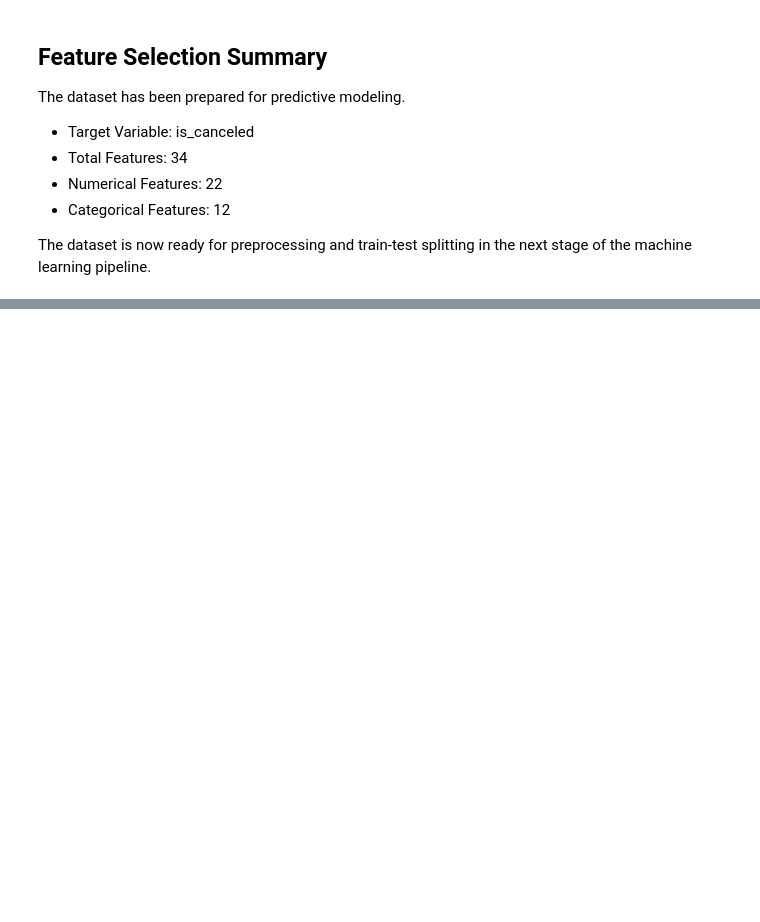
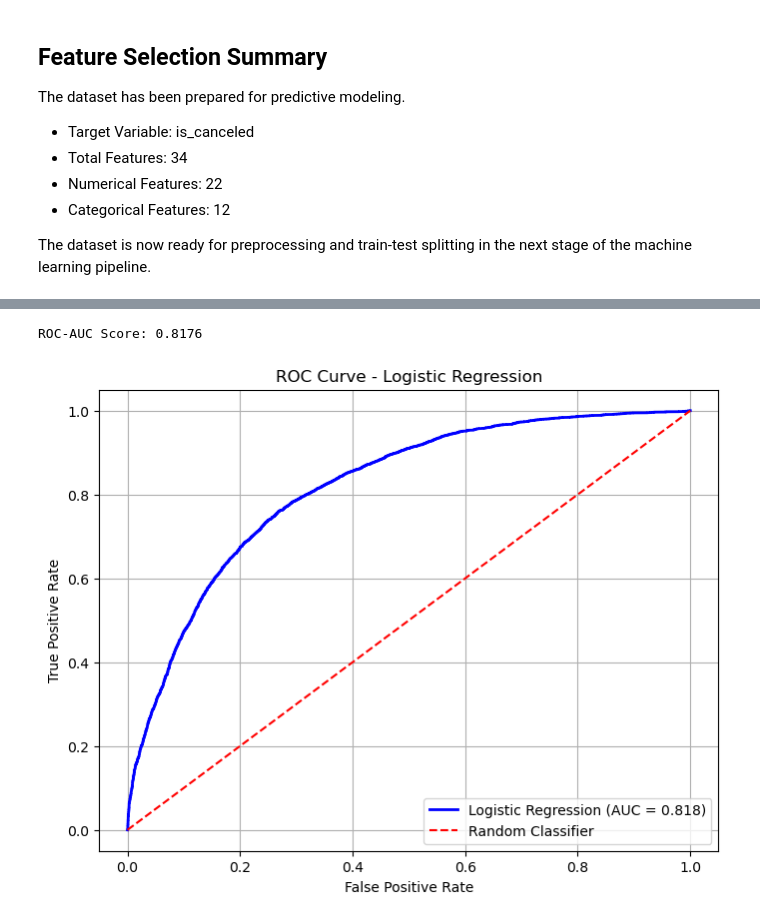
Before and after one commit to cuishwarya1717-gif/Hotel-Booking-Customer-Retention-Analysis, a Jupyter notebook: notebooks/3_Baseline_Predictive_Modeling.ipynb, the cells around one changed output, grey strips where cells are left out. Cells and saved outputs as stored; diff of their text form; code cells hidden in the pictures; blank space fills up the shorter version.

Commit message:
Completed Week 3 baseline predictive modeling with Logistic Regression and ROC-AUC evaluation

```diff
--- a/notebooks/3_Baseline_Predictive_Modeling.ipynb
+++ b/notebooks/3_Baseline_Predictive_Modeling.ipynb
@@ -128,9 +133,13 @@ In this step, relevant features are selected for building the baseline booking c
 # %%
-# Features
-X = df.drop(columns=['is_canceled'])
+# Define Features and Target Variable
 
-# Target
-y = df['is_canceled']
+X = df.drop(columns=[
+    "is_canceled",
+    "reservation_status",
+    "reservation_status_date"
+])
+
+y = df["is_canceled"]
 
 print("Feature Matrix Shape:", X.shape)
 print("Target Shape:", y.shape)
@@ -241,0 +421,32 @@ LogisticRegression(max_iter=1000, random_state=42)
+# %%
+from sklearn.metrics import roc_curve, roc_auc_score
+import matplotlib.pyplot as plt
+
+# Predict probabilities for the positive class (Cancelled = 1)
+y_prob = log_model.predict_proba(X_test)[:, 1]
+
+# Calculate ROC Curve
+fpr, tpr, thresholds = roc_curve(y_test, y_prob)
+
+# Calculate ROC-AUC Score
+auc_score = roc_auc_score(y_test, y_prob)
+
+print("ROC-AUC Score:", round(auc_score, 4))
+
+# Plot ROC Curve
+plt.figure(figsize=(8,6))
+plt.plot(fpr, tpr, color='blue', linewidth=2,
+         label=f'Logistic Regression (AUC = {auc_score:.3f})')
+
+plt.plot([0,1],[0,1], linestyle='--', color='red', label='Random Classifier')
+
+plt.xlabel("False Positive Rate")
+plt.ylabel("True Positive Rate")
+plt.title("ROC Curve - Logistic Regression")
+plt.legend(loc="lower right")
+plt.grid(True)
+
+plt.show()
+# %% [output]
+ROC-AUC Score: 0.8176
+[figure, added]
```
Also changed, not shown: parts of 29 cells of this notebook.
